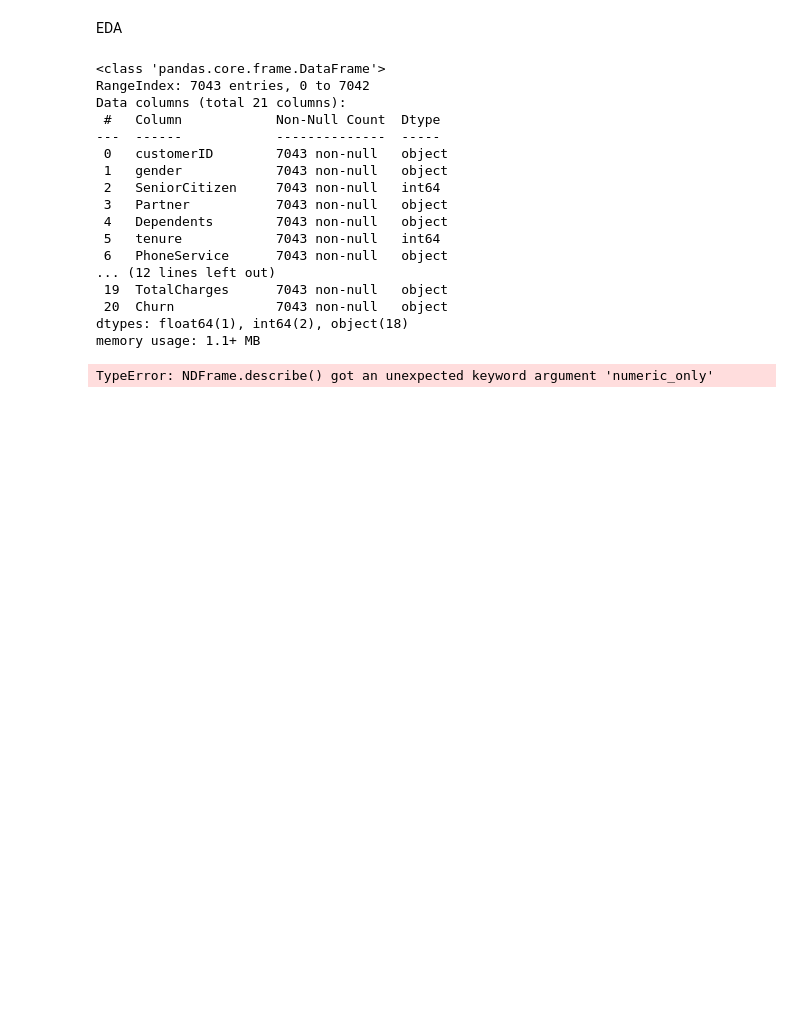
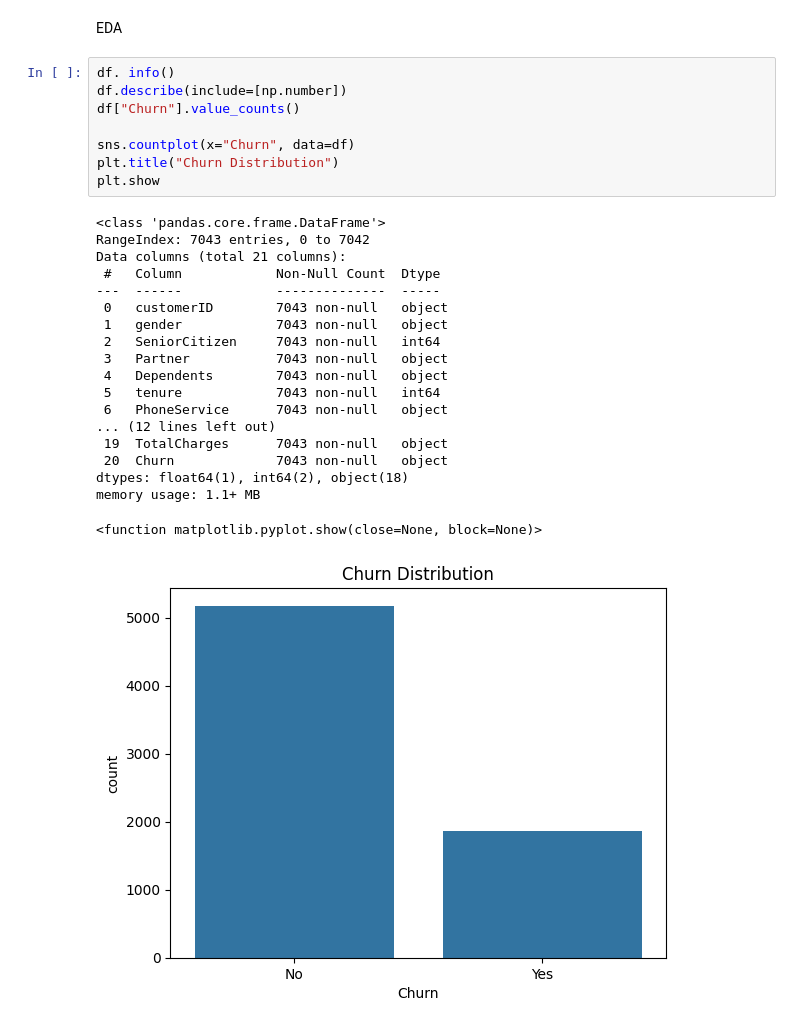
Before and after one commit to vaibhavi1711/customer-churn-prediction, a Jupyter notebook: notebooks/churn_prediction.ipynb, the cells around one changed output. Saved outputs shown, nothing was run; the diff lists cells and outputs as text; blank space fills up the shorter version.

```diff
--- a/notebooks/churn_prediction.ipynb
+++ b/notebooks/churn_prediction.ipynb
@@ -27,22 +27,30 @@ df.head()
 # %% [markdown]
 EDA
 # %%
+df. info()
+df.describe(include=[np.number])
+df["Churn"].value_counts()
+
+sns.countplot(x="Churn", data=df)
+plt.title("Churn Distribution")
+plt.show
 # %% [output]
 <class 'pandas.core.frame.DataFrame'>
 RangeIndex: 7043 entries, 0 to 7042
 Data columns (total 21 columns):
  #   Column            Non-Null Count  Dtype
 ---  ------            --------------  -----
  0   customerID        7043 non-null   object
  1   gender            7043 non-null   object
  2   SeniorCitizen     7043 non-null   int64
  3   Partner           7043 non-null   object
  4   Dependents        7043 non-null   object
  5   tenure            7043 non-null   int64
  6   PhoneService      7043 non-null   object
 ... (12 lines left out)
  19  TotalCharges      7043 non-null   object
  20  Churn             7043 non-null   object
 dtypes: float64(1), int64(2), object(18)
 memory usage: 1.1+ MB
-TypeError: NDFrame.describe() got an unexpected keyword argument 'numeric_only'
+<function matplotlib.pyplot.show(close=None, block=None)>
+[figure, added]
```
Also changed, not shown: parts of 6 cells of this notebook.
